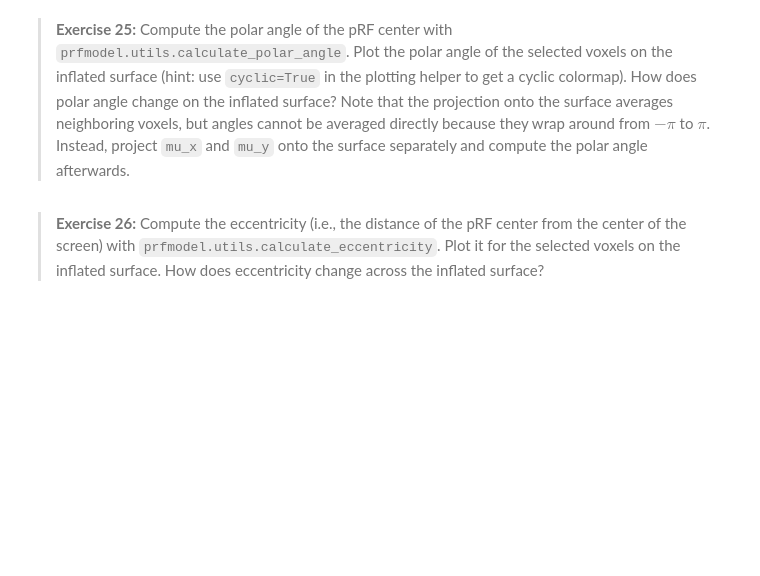
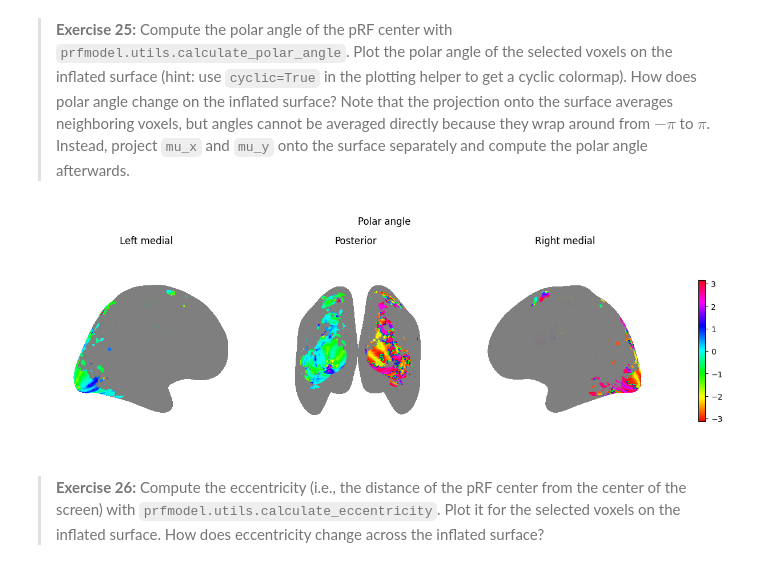
Before and after one commit to martaangelo/prf, a Jupyter notebook: notebooks/workshop/01-prf-visual-fmri.ipynb, the cells around one changed output. Saved outputs shown, nothing was run; the diff lists cells and outputs as text; code cells hidden in the pictures; blank space fills up the shorter version.

```diff
--- a/notebooks/workshop/01-prf-visual-fmri.ipynb
+++ b/notebooks/workshop/01-prf-visual-fmri.ipynb
@@ -1173,7 +1186,17 @@ plot_surf_stat_map_helper(size_surf, vmin=0.0, vmax=5.0, title="pRF size (sigma)
 # %% [markdown]
 > **Exercise 25:** Compute the polar angle of the pRF center with `prfmodel.utils.calculate_polar_angle`. Plot the polar angle of the selected voxels on the inflated surface (hint: use `cyclic=True` in the plotting helper to get a cyclic colormap). How does polar angle change on the inflated surface? Note that the projection onto the surface averages neighboring voxels, but angles cannot be averaged directly because they wrap around from $-\pi$ to $\pi$. Instead, project `mu_x` and `mu_y` onto the surface separately and compute the polar angle afterwards.
 # %%
-# Your code goes here
+from prfmodel.utils import calculate_polar_angle
+
+# Project mu_x and mu_y onto the surface separately and compute the polar angle afterwards
+mu_x_surf = project_selected(mu_x)
+mu_y_surf = project_selected(mu_y)
+
+polar_angle_surf = calculate_polar_angle(mu_x_surf, mu_y_surf)
+
+plot_surf_stat_map_helper(polar_angle_surf, cyclic=True, title="Polar angle");
+# %% [output]
+[figure, added]
 # %% [markdown]
 > **Exercise 26:** Compute the eccentricity (i.e., the distance of the pRF center from the center of the screen) with `prfmodel.utils.calculate_eccentricity`. Plot it for the selected voxels on the inflated surface. How does eccentricity change across the inflated surface?
 # %%
```
Also changed, not shown: parts of 4 cells of this notebook.
